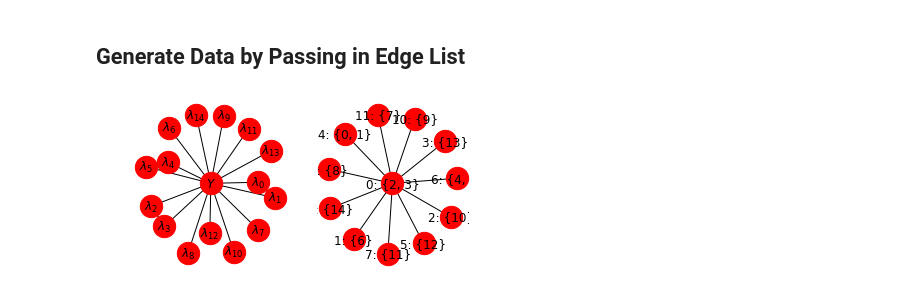
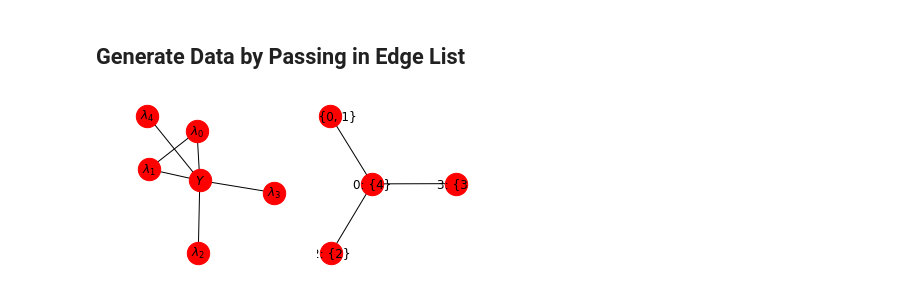
Before and after one commit to HazyResearch/metal, a Jupyter notebook: notebooks/pytorch_learn_deps.ipynb, the cells around one changed output. Saved outputs shown, nothing was run; the diff lists cells and outputs as text; code cells hidden in the pictures.

```diff
--- a/notebooks/pytorch_learn_deps.ipynb
+++ b/notebooks/pytorch_learn_deps.ipynb
@@ -42,38 +42,38 @@ The autoreload extension is already loaded. To reload it, use:
 # %% [markdown]
 ## Generate Data by Passing in Edge List
 # %%
-M = 15
+M = 5
 N = 1000 #not used
 MAX_CLIQUE_SIZE = 2
-NUM_CLIQUES = 3
+NUM_CLIQUES = 1
 K = 2
 HIGHER_ORDER_CLIQUES = False
 
 # Set Graph Structure
 EDGES = generate_edges(M, MAX_CLIQUE_SIZE, NUM_CLIQUES)
 deps_graph = DependenciesGraph(M, EDGES)
 plt.figure(figsize=(6,3))
 plt.subplot(1,2,1)
 deps_graph.draw()
 
 
 #Generate Data
 data = DataGenerator(
     N,
     M,
     k=K,
     abstains=False,
     deps_graph=deps_graph,
     class_balance=0.5,
     higher_order_cliques=HIGHER_ORDER_CLIQUES
 )
 plt.subplot(1,2,2)
 data.jt.draw()
 
 #Generate Data
 sigma_O = data.get_sigma_O()
 E_O = np.array([data.P_marginal(v) for i, v in data.jt.iter_observed()])
 class_balance = data.get_class_balance()
 mu = data.get_mu()
 # %% [output]
-[figure, old version]
+[figure, new version]
```
Also changed, not shown: parts of 8 cells of this notebook.
